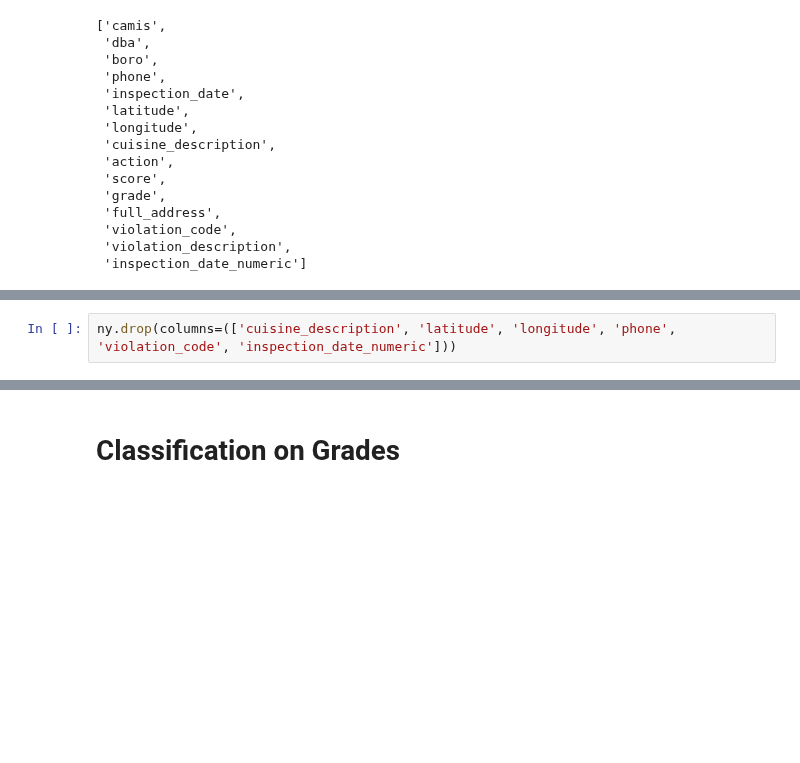
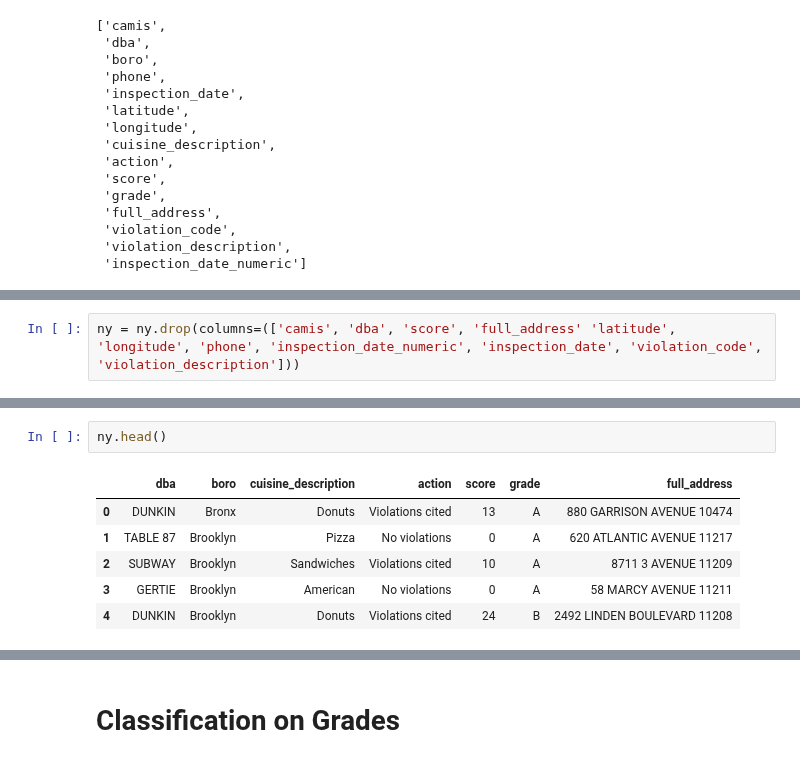
Before and after one commit to Somerville-2023/New-York-health-Inspection-Prediction, a Jupyter notebook: mvp-Copy1.ipynb, the cells around one changed output, grey strips where cells are left out. Saved outputs shown, nothing was run; the diff lists cells and outputs as text; blank space fills up the shorter version.

```diff
--- a/mvp-Copy1.ipynb
+++ b/mvp-Copy1.ipynb
@@ -321,2 +302,2 @@ Name: count, Length: 27855, dtype: int64
 # %%
-ny.drop(columns=(['cuisine_description', 'latitude', 'longitude', 'phone', 'violation_code', 'inspection_date_numeric']))
+ny = ny.drop(columns=(['camis', 'dba', 'score', 'full_address' 'latitude', 'longitude', 'phone', 'inspection_date_numeric', 'inspection_date', 'violation_code', 'violation_description']))
@@ -336,0 +304,9 @@ ny.drop(columns=(['cuisine_description', 'latitude', 'longitude', 'phone', 'viol
+# %%
+ny.head()
+# %% [output]
+|  | dba | boro | cuisine_description | action | score | grade | full_address |
+| 0 | DUNKIN | Bronx | Donuts | Violations cited | 13 | A | 880 GARRISON AVENUE 10474 |
+| 1 | TABLE 87 | Brooklyn | Pizza | No violations | 0 | A | 620 ATLANTIC AVENUE 11217 |
+| 2 | SUBWAY | Brooklyn | Sandwiches | Violations cited | 10 | A | 8711 3 AVENUE 11209 |
+| 3 | GERTIE | Brooklyn | American | No violations | 0 | A | 58 MARCY AVENUE 11211 |
+| 4 | DUNKIN | Brooklyn | Donuts | Violations cited | 24 | B | 2492 LINDEN BOULEVARD 11208 |
```
Also changed, not shown: parts of 17 cells of this notebook.
